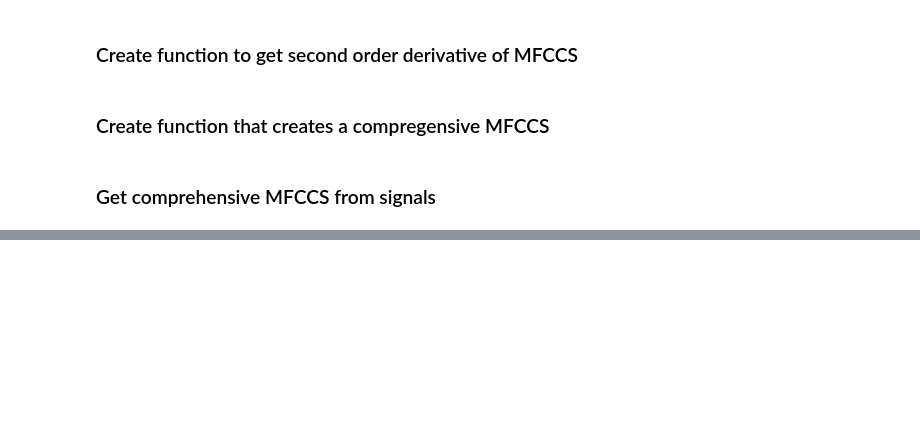
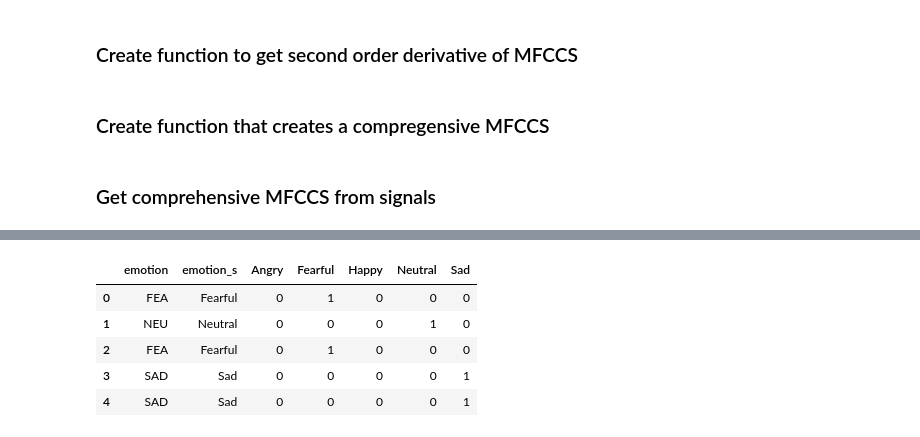
Before and after one commit to Dygouin/VoiceRecon, a Jupyter notebook: notebooks/extract_info_from_titles_jcbanos.ipynb, the cells around one changed output, grey strips where cells are left out. Drawn from its saved outputs; the diff is of its cells as text; code cells hidden in the pictures; blank space fills up the shorter version.

```diff
--- a/notebooks/extract_info_from_titles_jcbanos.ipynb
+++ b/notebooks/extract_info_from_titles_jcbanos.ipynb
@@ -417,0 +620,5 @@ for signal in signals:
+# %%
+path_crem = "../raw_data/AudioWAV"
+
+# Use os library to get file_names
+directories = os.listdir(path_crem)
@@ -417,0 +674,20 @@ for signal in signals:
+# %%
+df2 = pd.DataFrame()
+df2["emotion"] = emotion
+
+df2.head()
+
+emotion_dict = {"NEU":"Neutral", "HAP":"Happy", "SAD":"Sad", "ANG":"Angry", "FEA":"Fearful"}
+
+df2["emotion_s"] = df2["emotion"].map(emotion_dict)
+dummies = pd.get_dummies(df2["emotion_s"])
+df2 = pd.concat([df2, dummies], axis=1)
+
+df2.head()
+# %% [output]
+|  | emotion | emotion_s | Angry | Fearful | Happy | Neutral | Sad |
+| 0 | FEA | Fearful | 0 | 1 | 0 | 0 | 0 |
+| 1 | NEU | Neutral | 0 | 0 | 0 | 1 | 0 |
+| 2 | FEA | Fearful | 0 | 1 | 0 | 0 | 0 |
+| 3 | SAD | Sad | 0 | 0 | 0 | 0 | 1 |
+| 4 | SAD | Sad | 0 | 0 | 0 | 0 | 1 |
```
Also changed, not shown: parts of 87 cells of this notebook.
